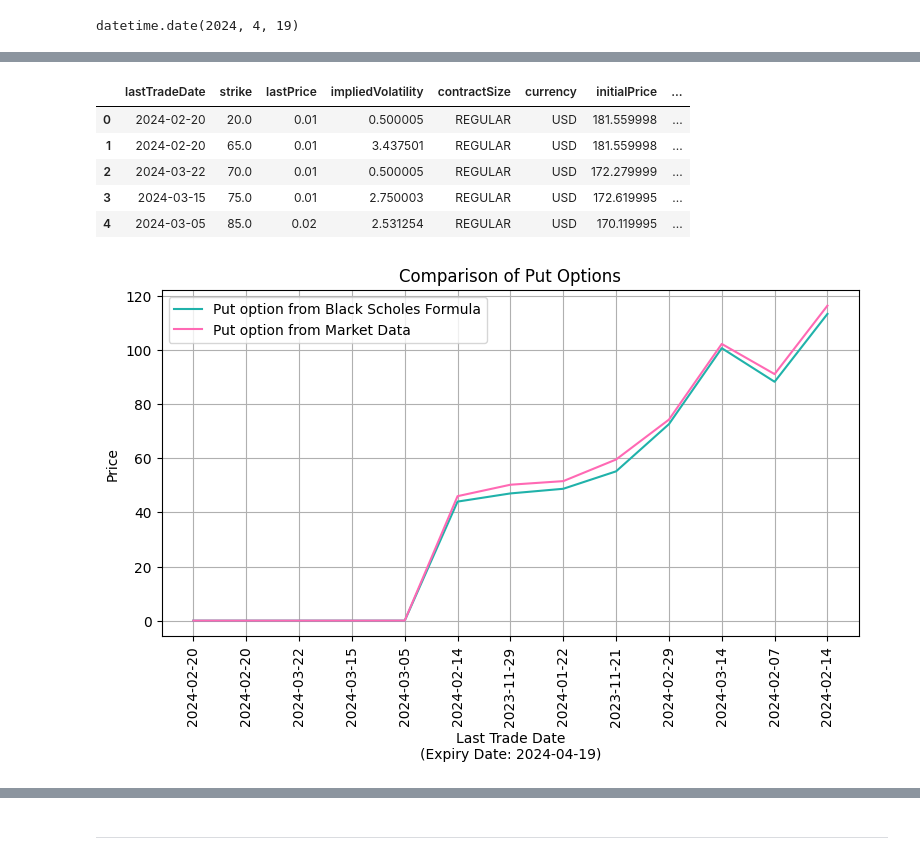
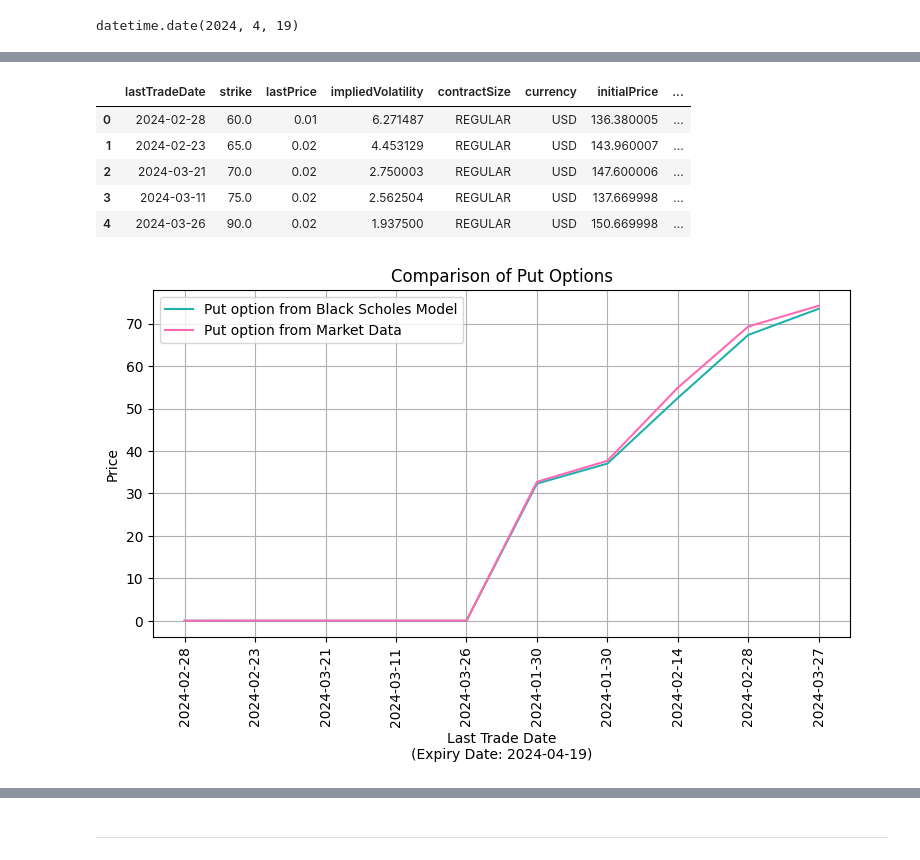
Before and after one commit to yorozuya-2003/IFE-Projects, a Jupyter notebook: Project-4/OptionPricing.ipynb, the cells around one changed output, grey strips where cells are left out. Drawn from its saved outputs; the diff is of its cells as text; code cells hidden in the pictures.

```diff
--- a/Project-4/OptionPricing.ipynb
+++ b/Project-4/OptionPricing.ipynb
@@ -13,7 +13,7 @@ warnings.filterwarnings('ignore')
 ## Loading stock data
 ---
 # %%
-google = yf.Ticker("AAPL")
+google = yf.Ticker("GOOGL")
 google_data = google.history(period="1y")
 # %% [markdown]
 ## Visualizing stock price data over time
@@ -355,7 +355,7 @@ plt.show()
 ## Comparison with actual market data
 ---
 # %%
-ticker_symbol = "AAPL"
+ticker_symbol = "GOOGL"
 options_data = yf.Ticker(ticker_symbol).options
 expiry_date = options_data[0]
 options_chain = yf.Ticker(ticker_symbol).option_chain(expiry_date)
@@ -669,24 +665,24 @@ puts['optionPriceBlackScholes'] = option_price_black_scholes
 puts.head()
 # %% [output]
 |  | lastTradeDate | strike | lastPrice | impliedVolatility | contractSize | currency | initialPrice | ... |
-| 0 | 2024-02-20 | 20.0 | 0.01 | 0.500005 | REGULAR | USD | 181.559998 | ... |
-| 1 | 2024-02-20 | 65.0 | 0.01 | 3.437501 | REGULAR | USD | 181.559998 | ... |
-| 2 | 2024-03-22 | 70.0 | 0.01 | 0.500005 | REGULAR | USD | 172.279999 | ... |
-| 3 | 2024-03-15 | 75.0 | 0.01 | 2.750003 | REGULAR | USD | 172.619995 | ... |
-| 4 | 2024-03-05 | 85.0 | 0.02 | 2.531254 | REGULAR | USD | 170.119995 | ... |
+| 0 | 2024-02-28 | 60.0 | 0.01 | 6.271487 | REGULAR | USD | 136.380005 | ... |
+| 1 | 2024-02-23 | 65.0 | 0.02 | 4.453129 | REGULAR | USD | 143.960007 | ... |
+| 2 | 2024-03-21 | 70.0 | 0.02 | 2.750003 | REGULAR | USD | 147.600006 | ... |
+| 3 | 2024-03-11 | 75.0 | 0.02 | 2.562504 | REGULAR | USD | 137.669998 | ... |
+| 4 | 2024-03-26 | 90.0 | 0.02 | 1.937500 | REGULAR | USD | 150.669998 | ... |
 # %%
 plt.figure(figsize=(9, 4.5))
-plt.plot(puts.index, puts['optionPriceBinomial'], label='Put option from Black Scholes Formula', c='lightseagreen')
+plt.plot(puts.index, puts['optionPriceBinomial'], label='Put option from Black Scholes Model', c='lightseagreen')
 plt.plot(puts.index, puts['lastPrice'], label='Put option from Market Data', c='hotpink')
 plt.title('Comparison of Put Options')
 plt.ylabel('Price')
 plt.xlabel(f'Last Trade Date\n(Expiry Date: {expiry_date})')
 plt.xticks(puts.index, puts.lastTradeDate, rotation='vertical')
 plt.grid(True)
 plt.legend()
 plt.show()
 # %% [output]
-[figure, old version]
+[figure, new version]
 # %%
 differences = abs(puts['optionPriceBlackScholes'] - puts['lastPrice'])
 plt.figure(figsize=(9, 4.5))
```
Also changed, not shown: parts of 48 cells of this notebook.
